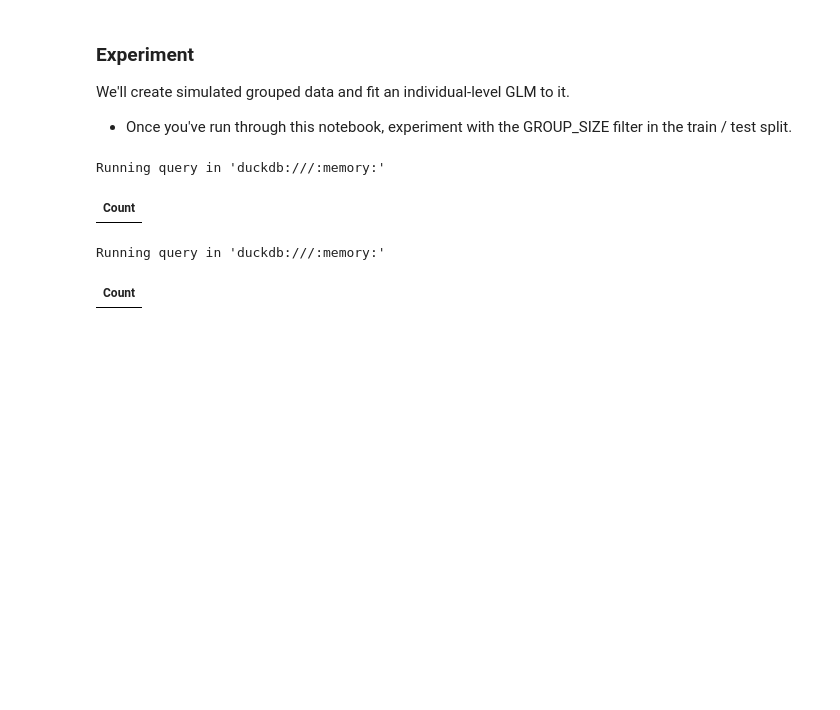
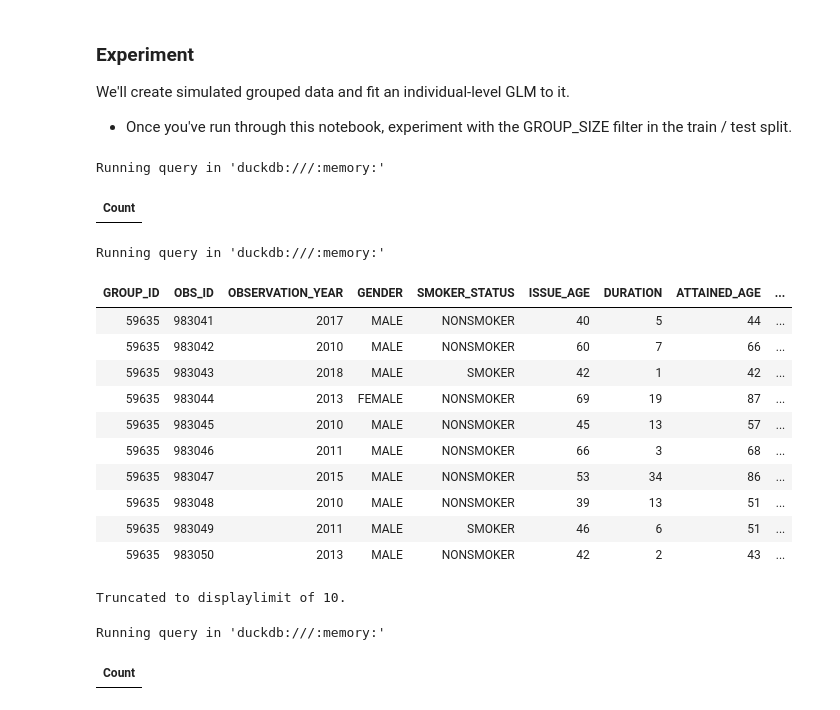
Before and after one commit to mma-fsa/data-examples, a Jupyter notebook: src/analysis/4_grouped_data_glm.ipynb, the cells around one changed output. Drawn from its saved outputs; the diff is of its cells as text; code cells hidden in the pictures; blank space fills up the shorter version.

```diff
--- a/src/analysis/4_grouped_data_glm.ipynb
+++ b/src/analysis/4_grouped_data_glm.ipynb
@@ -124,6 +122,25 @@ where
 # %% [output]
 Running query in 'duckdb:///:memory:'
 | Count |
+# %%
+%%sql
+
+select * from V_SERIATIM
+limit 10
+# %% [output]
+Running query in 'duckdb:///:memory:'
+| GROUP_ID | OBS_ID | OBSERVATION_YEAR | GENDER | SMOKER_STATUS | ISSUE_AGE | DURATION | ATTAINED_AGE | ... |
+| 59635 | 983041 | 2017 | MALE | NONSMOKER | 40 | 5 | 44 | ... |
+| 59635 | 983042 | 2010 | MALE | NONSMOKER | 60 | 7 | 66 | ... |
+| 59635 | 983043 | 2018 | MALE | SMOKER | 42 | 1 | 42 | ... |
+| 59635 | 983044 | 2013 | FEMALE | NONSMOKER | 69 | 19 | 87 | ... |
+| 59635 | 983045 | 2010 | MALE | NONSMOKER | 45 | 13 | 57 | ... |
+| 59635 | 983046 | 2011 | MALE | NONSMOKER | 66 | 3 | 68 | ... |
+| 59635 | 983047 | 2015 | MALE | NONSMOKER | 53 | 34 | 86 | ... |
+| 59635 | 983048 | 2010 | MALE | NONSMOKER | 39 | 13 | 51 | ... |
+| 59635 | 983049 | 2011 | MALE | SMOKER | 46 | 6 | 51 | ... |
+| 59635 | 983050 | 2013 | MALE | NONSMOKER | 42 | 2 | 43 | ... |
+Truncated to displaylimit of 10.
 # %%
 %%sql
 -- create the individual-level predictors.
```
Also changed, not shown: parts of 15 cells of this notebook, 1 other file.
